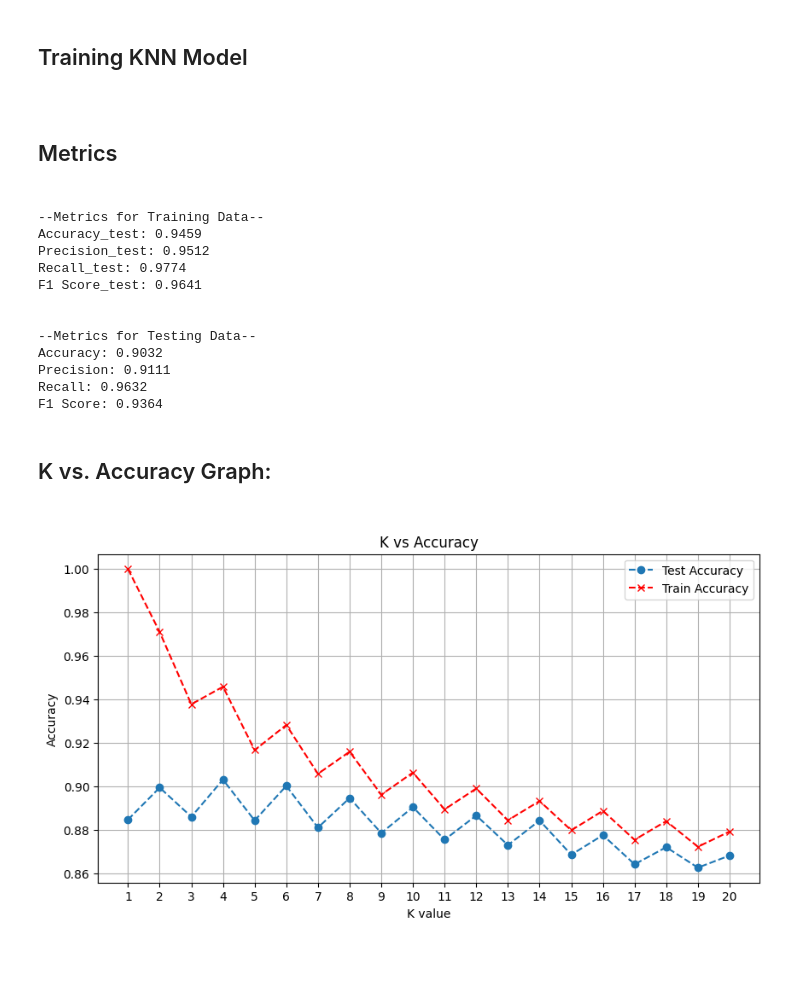
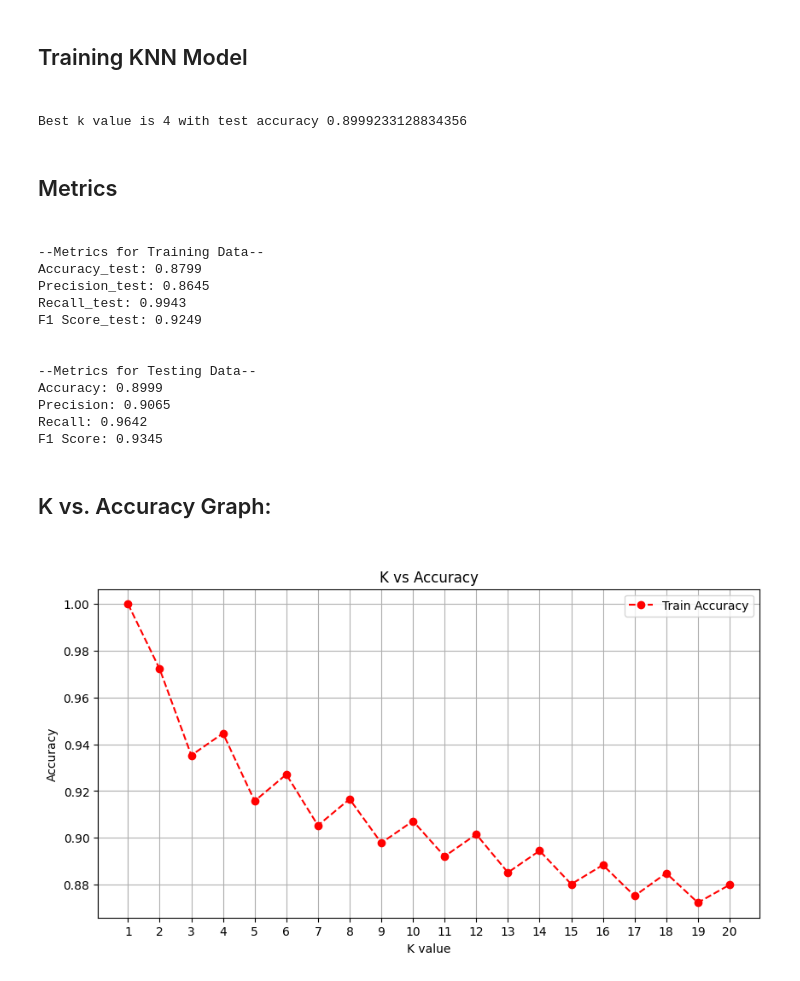
Before and after one commit to tshanmei/is460-project, a Jupyter notebook: Pneumonia_KNN.ipynb, the cells around one changed output. Saved outputs shown, nothing was run; the diff lists cells and outputs as text; code cells hidden in the pictures.

```diff
--- a/Pneumonia_KNN.ipynb
+++ b/Pneumonia_KNN.ipynb
@@ -105,24 +95,36 @@ for image, label in zip(data, labels):
 
 from sklearn.model_selection import train_test_split
 
-X = np.array(augmented_data).reshape(-1, 150*150)
+# Flatten the image data
+flattened_data = [feature.flatten() for feature in augmented_data]
+X = np.array(flattened_data)
 y = np.array(augmented_labels)
 
+# Split the dataset into training and test sets
 X_train, X_test, y_train, y_test = train_test_split(X, y, test_size=0.2, random_state=42)
 
 # Finding the best k
-accuracy_list = []
-training_accuracy_list = [] # To store training accuracies
+best_accuracy = 0
+best_k = 1
+training_accuracy_list = []
 
-for k in range(1, 21):  # checking k from 1 to 20
+for k in range(1, 21):  # Checking k from 1 to 20
     knn = KNeighborsClassifier(n_neighbors=k)
     knn.fit(X_train, y_train)
+    # Evaluating accuracy on test data
     test_accuracy = knn.score(X_test, y_test)
-    train_accuracy = knn.score(X_train, y_train)  # Evaluating accuracy on training data
-    accuracy_list.append(test_accuracy)
-    training_accuracy_list.append(train_accuracy)  # Storing training accuracy
+    # Evaluating accuracy on training data
+    training_accuracy = knn.score(X_train, y_train)
+    training_accuracy_list.append(training_accuracy)  # Storing training accuracy
 
-best_k = accuracy_list.index(max(accuracy_list)) + 1
+    # Update best accuracy and best k if current test accuracy is higher than the previous best
+    if test_accuracy > best_accuracy:
+        best_accuracy = test_accuracy
+        best_k = k
+
+print(f"Best k value is {best_k} with test accuracy {best_accuracy}")
+# %% [output]
+Best k value is 4 with test accuracy 0.8999233128834356
 # %% [markdown]
 <h2> Metrics <h2>
 # %%
@@ -168,30 +170,29 @@ print('Recall:', round(recall,4))
 print('F1 Score:', round(f1,4))
 # %% [output]
 --Metrics for Training Data--
-Accuracy_test: 0.9459
-Precision_test: 0.9512
-Recall_test: 0.9774
-F1 Score_test: 0.9641
+Accuracy_test: 0.8799
+Precision_test: 0.8645
+Recall_test: 0.9943
+F1 Score_test: 0.9249
 
 
 --Metrics for Testing Data--
-Accuracy: 0.9032
-Precision: 0.9111
-Recall: 0.9632
-F1 Score: 0.9364
+Accuracy: 0.8999
+Precision: 0.9065
+Recall: 0.9642
+F1 Score: 0.9345
 # %% [markdown]
 <h2>K vs. Accuracy Graph:<h2>
 # %%
 # Visualizing the accuracy for different values of k
 plt.figure(figsize=(10, 5))
-plt.plot(range(1, 21), accuracy_list, marker='o', linestyle='dashed', label='Test Accuracy')
-plt.plot(range(1, 21), training_accuracy_list, marker='x', linestyle='dashed', label='Train Accuracy', color='r')  # plotting training accuracy
+plt.plot(range(1, len(training_accuracy_list) + 1), training_accuracy_list, marker='o', linestyle='dashed', label='Train Accuracy', color='r')
 plt.xlabel('K value')
 plt.ylabel('Accuracy')
 plt.title('K vs Accuracy')
-plt.xticks(range(1, 21))
+plt.xticks(range(1, len(training_accuracy_list) + 1))
 plt.legend()
 plt.grid(True)
 plt.show()
 # %% [output]
-[figure, old version]
+[figure, new version]
```
Also changed, not shown: parts of 2 cells of this notebook, 2 other files.
